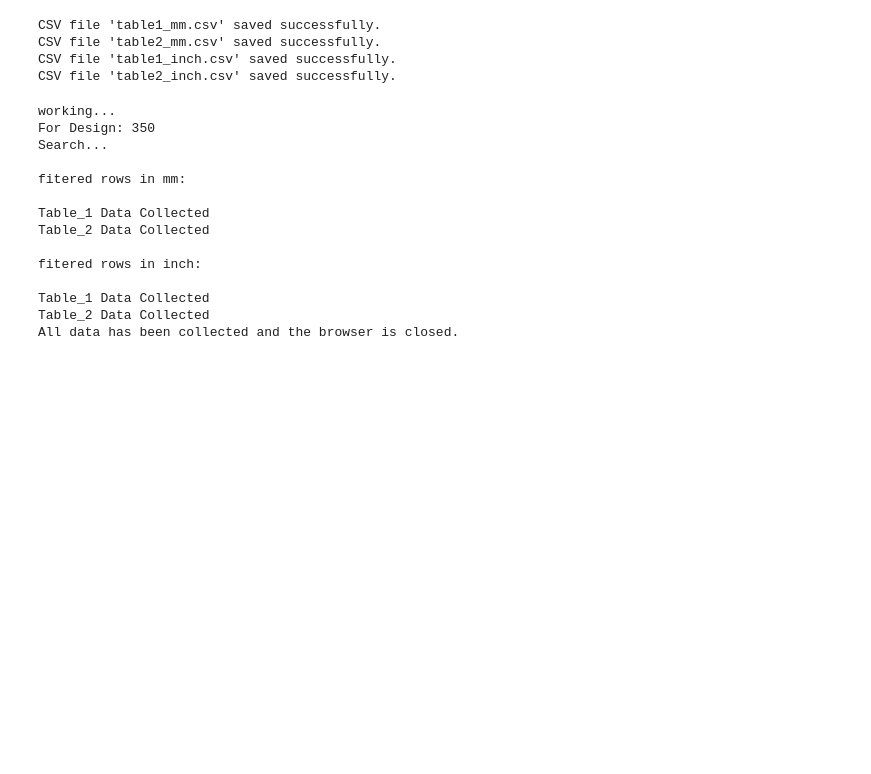
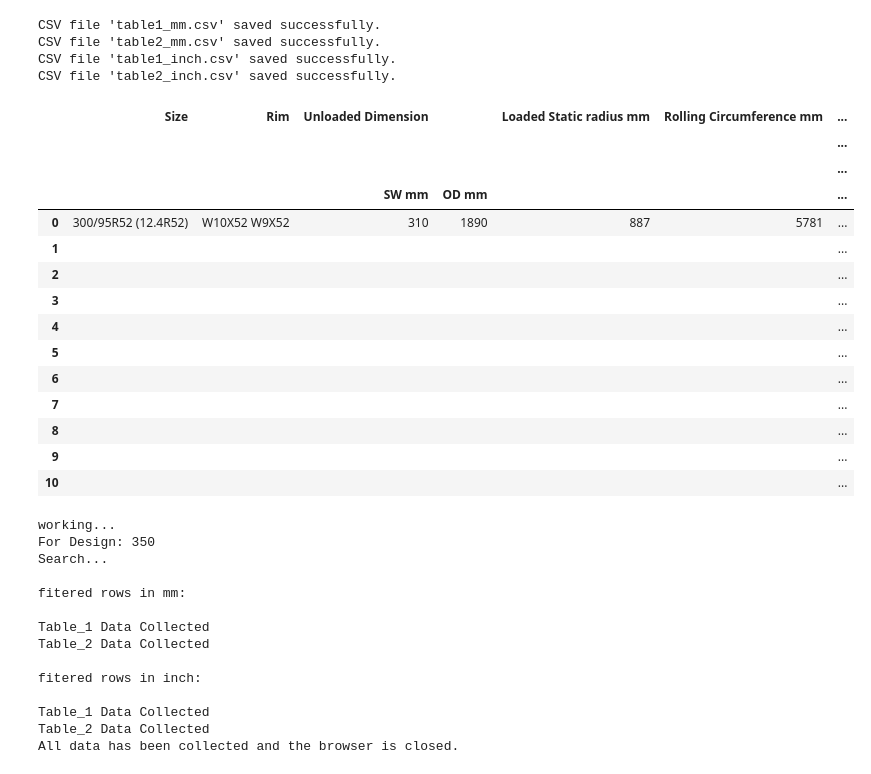
Before and after one commit to chetanjadhav-dev/Selenium-Web-Scraper, a Jupyter notebook: data.ipynb, the cells around one changed output. Cells and saved outputs as stored; diff of their text form; code cells hidden in the pictures; blank space fills up the shorter version.

```diff
--- a/data.ipynb
+++ b/data.ipynb
@@ -770,6 +831,24 @@ CSV file 'table1_mm.csv' saved successfully.
 CSV file 'table2_mm.csv' saved successfully.
 CSV file 'table1_inch.csv' saved successfully.
 CSV file 'table2_inch.csv' saved successfully.
+# %%
+table1_mm
+# %% [output]
+|  | Size | Rim | Unloaded Dimension |  | Loaded Static radius mm | Rolling Circumference mm | ... |
+|  |  |  |  |  |  |  | ... |
+|  |  |  |  |  |  |  | ... |
+|  |  |  | SW mm | OD mm |  |  | ... |
+| 0 | 300/95R52 (12.4R52) | W10X52 W9X52 | 310 | 1890 | 887 | 5781 | ... |
+| 1 |  |  |  |  |  |  | ... |
+| 2 |  |  |  |  |  |  | ... |
+| 3 |  |  |  |  |  |  | ... |
+| 4 |  |  |  |  |  |  | ... |
+| 5 |  |  |  |  |  |  | ... |
+| 6 |  |  |  |  |  |  | ... |
+| 7 |  |  |  |  |  |  | ... |
+| 8 |  |  |  |  |  |  | ... |
+| 9 |  |  |  |  |  |  | ... |
+| 10 |  |  |  |  |  |  | ... |
 # %%
 from selenium import webdriver
 from selenium.webdriver.chrome.service import Service
```
Also changed, not shown: parts of 8 cells of this notebook, 1 other file.
